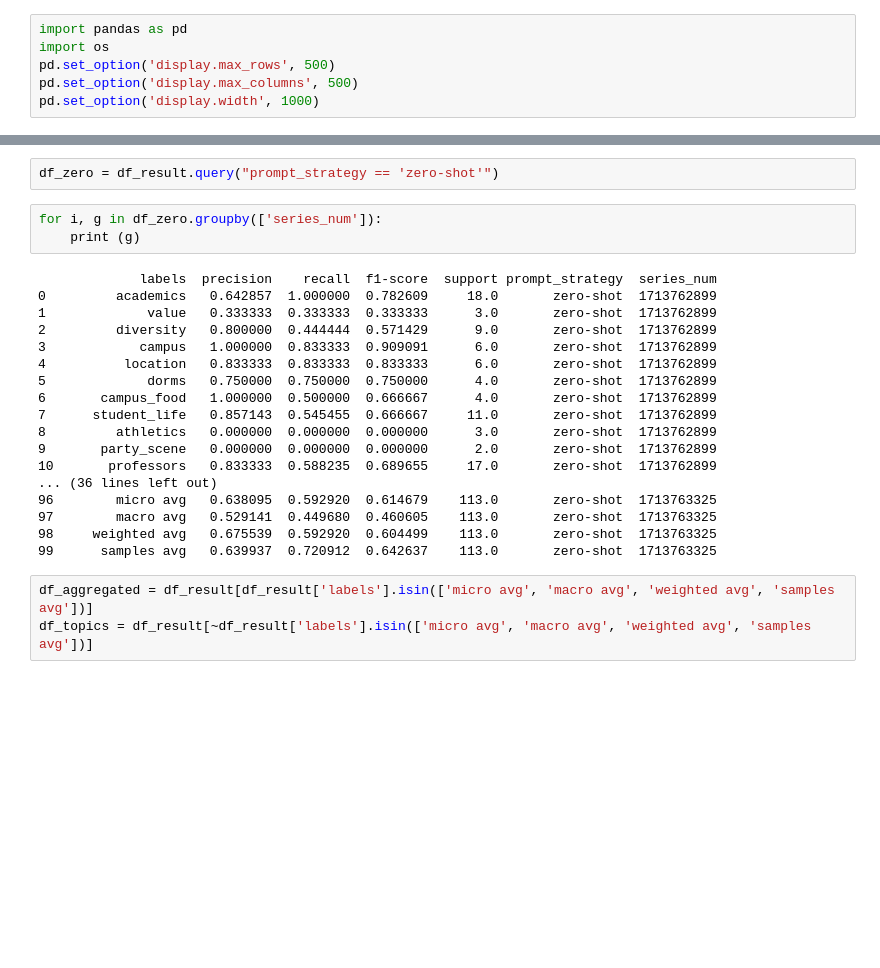
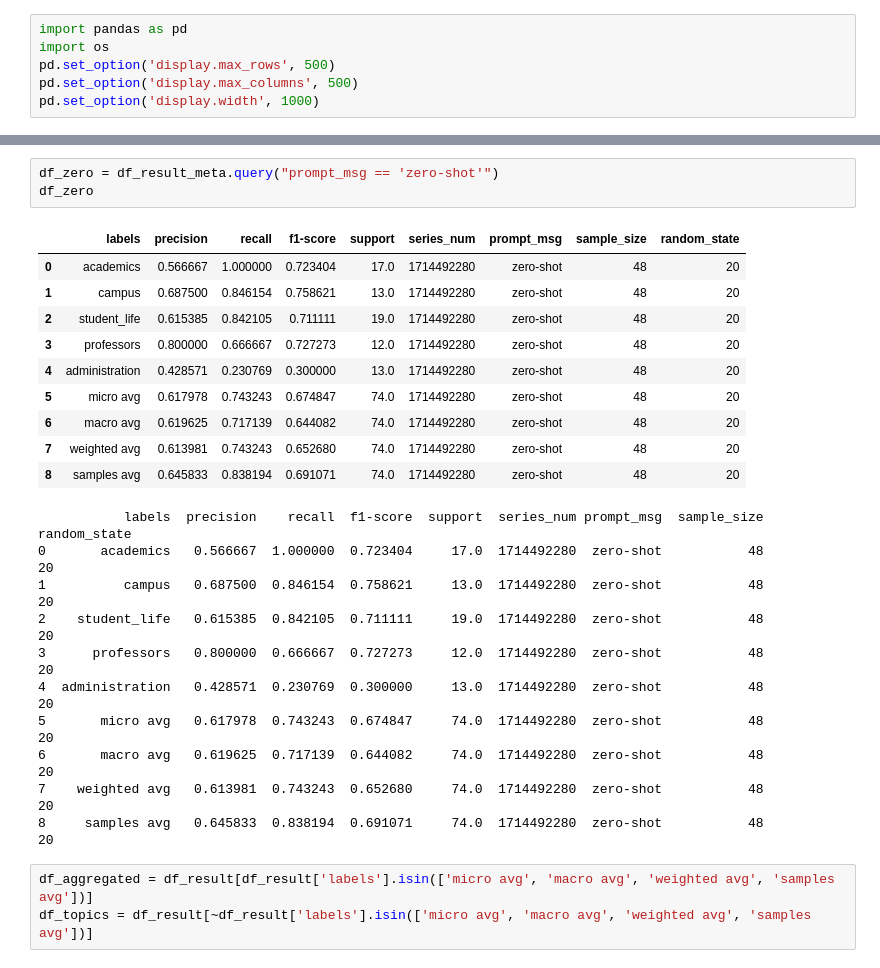
Before and after one commit to yin-kathy/master_capstone, a Jupyter notebook: result_analysis.ipynb, the cells around one changed output, grey strips where cells are left out. Drawn from its saved outputs; the diff is of its cells as text; blank space fills up the shorter version.

```diff
--- a/result_analysis.ipynb
+++ b/result_analysis.ipynb
@@ -136,26 +137,29 @@ df_result
 # %%
-df_zero = df_result.query("prompt_strategy == 'zero-shot'")
+df_zero = df_result_meta.query("prompt_msg == 'zero-shot'")
+df_zero
+# %% [output]
+|  | labels | precision | recall | f1-score | support | series_num | prompt_msg | sample_size | random_state |
+| 0 | academics | 0.566667 | 1.000000 | 0.723404 | 17.0 | 1714492280 | zero-shot | 48 | 20 |
+| 1 | campus | 0.687500 | 0.846154 | 0.758621 | 13.0 | 1714492280 | zero-shot | 48 | 20 |
+| 2 | student_life | 0.615385 | 0.842105 | 0.711111 | 19.0 | 1714492280 | zero-shot | 48 | 20 |
+| 3 | professors | 0.800000 | 0.666667 | 0.727273 | 12.0 | 1714492280 | zero-shot | 48 | 20 |
+| 4 | administration | 0.428571 | 0.230769 | 0.300000 | 13.0 | 1714492280 | zero-shot | 48 | 20 |
+| 5 | micro avg | 0.617978 | 0.743243 | 0.674847 | 74.0 | 1714492280 | zero-shot | 48 | 20 |
+| 6 | macro avg | 0.619625 | 0.717139 | 0.644082 | 74.0 | 1714492280 | zero-shot | 48 | 20 |
+| 7 | weighted avg | 0.613981 | 0.743243 | 0.652680 | 74.0 | 1714492280 | zero-shot | 48 | 20 |
+| 8 | samples avg | 0.645833 | 0.838194 | 0.691071 | 74.0 | 1714492280 | zero-shot | 48 | 20 |
 # %%
-for i, g in df_zero.groupby(['series_num']):
-    print (g)
 # %% [output]
-             labels  precision    recall  f1-score  support prompt_strategy  series_num
-0         academics   0.642857  1.000000  0.782609     18.0       zero-shot  1713762899
-1             value   0.333333  0.333333  0.333333      3.0       zero-shot  1713762899
-2         diversity   0.800000  0.444444  0.571429      9.0       zero-shot  1713762899
-3            campus   1.000000  0.833333  0.909091      6.0       zero-shot  1713762899
-4          location   0.833333  0.833333  0.833333      6.0       zero-shot  1713762899
-5             dorms   0.750000  0.750000  0.750000      4.0       zero-shot  1713762899
-6       campus_food   1.000000  0.500000  0.666667      4.0       zero-shot  1713762899
-7      student_life   0.857143  0.545455  0.666667     11.0       zero-shot  1713762899
-8         athletics   0.000000  0.000000  0.000000      3.0       zero-shot  1713762899
-9       party_scene   0.000000  0.000000  0.000000      2.0       zero-shot  1713762899
-10       professors   0.833333  0.588235  0.689655     17.0       zero-shot  1713762899
-... (36 lines left out)
-96        micro avg   0.638095  0.592920  0.614679    113.0       zero-shot  1713763325
-97        macro avg   0.529141  0.449680  0.460605    113.0       zero-shot  1713763325
-98     weighted avg   0.675539  0.592920  0.604499    113.0       zero-shot  1713763325
-99      samples avg   0.639937  0.720912  0.642637    113.0       zero-shot  1713763325
+           labels  precision    recall  f1-score  support  series_num prompt_msg  sample_size  random_state
+0       academics   0.566667  1.000000  0.723404     17.0  1714492280  zero-shot           48            20
+1          campus   0.687500  0.846154  0.758621     13.0  1714492280  zero-shot           48            20
+2    student_life   0.615385  0.842105  0.711111     19.0  1714492280  zero-shot           48            20
+3      professors   0.800000  0.666667  0.727273     12.0  1714492280  zero-shot           48            20
+4  administration   0.428571  0.230769  0.300000     13.0  1714492280  zero-shot           48            20
+5       micro avg   0.617978  0.743243  0.674847     74.0  1714492280  zero-shot           48            20
+6       macro avg   0.619625  0.717139  0.644082     74.0  1714492280  zero-shot           48            20
+7    weighted avg   0.613981  0.743243  0.652680     74.0  1714492280  zero-shot           48            20
+8     samples avg   0.645833  0.838194  0.691071     74.0  1714492280  zero-shot           48            20
 # %%
 df_aggregated = df_result[df_result['labels'].isin(['micro avg', 'macro avg', 'weighted avg', 'samples avg'])]
 df_topics = df_result[~df_result['labels'].isin(['micro avg', 'macro avg', 'weighted avg', 'samples avg'])]
```
Also changed, not shown: parts of 11 cells of this notebook.
